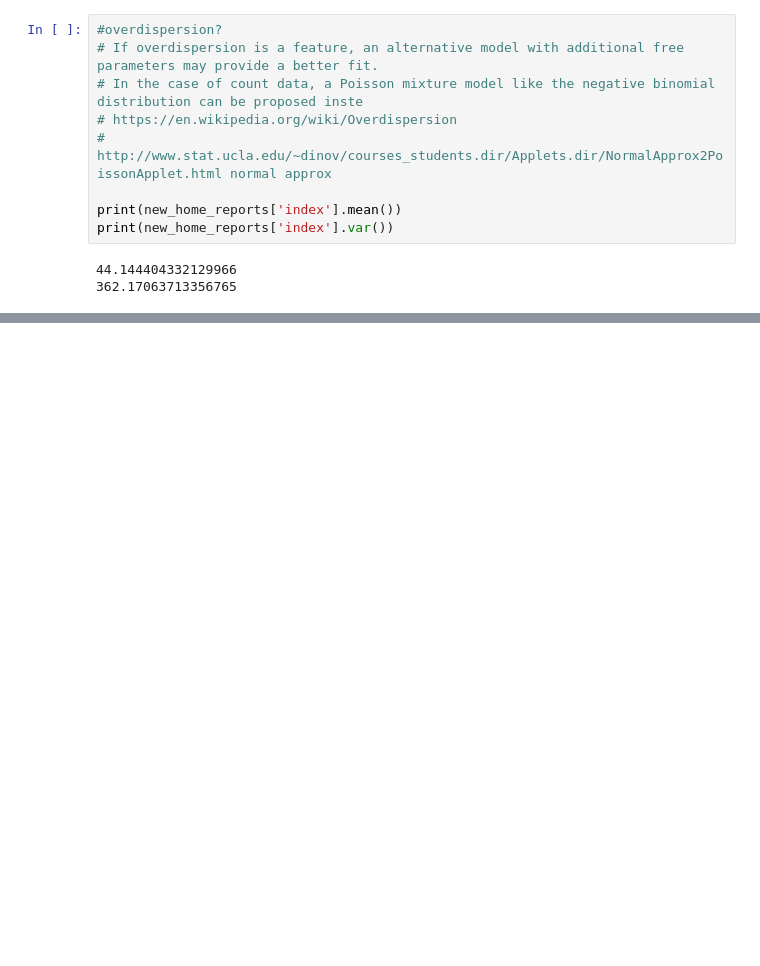
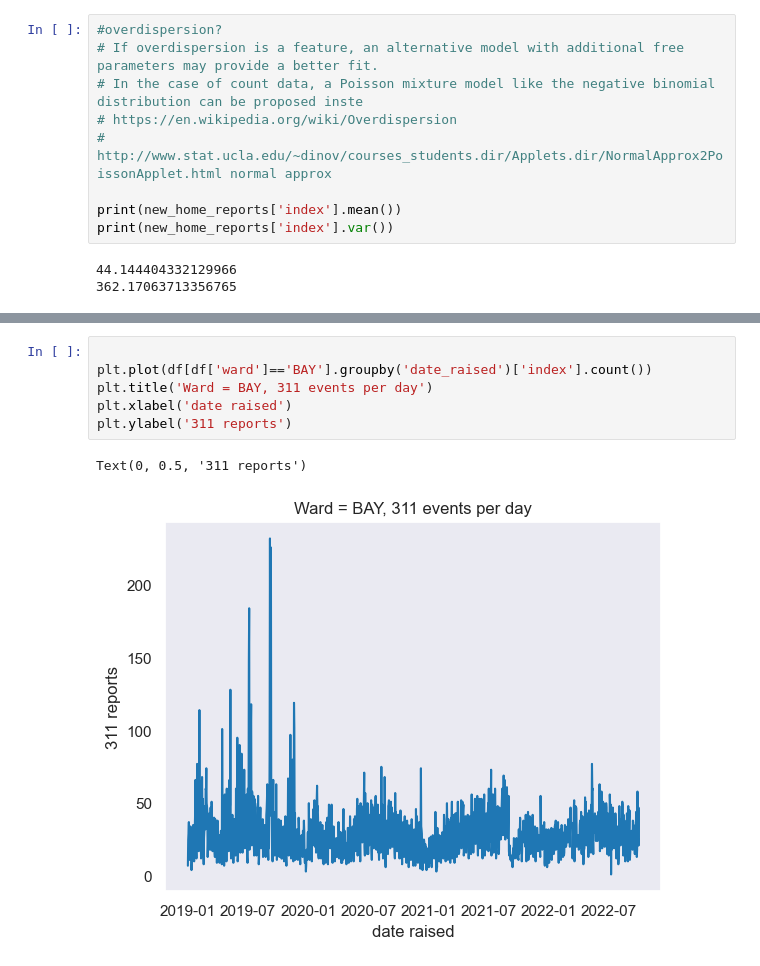
Before and after one commit to leblanchannah/ottawa-311, a Jupyter notebook: EDA_full_data.ipynb, the cells around one changed output, grey strips where cells are left out. Cells and saved outputs as stored; diff of their text form; blank space fills up the shorter version.

```diff
--- a/EDA_full_data.ipynb
+++ b/EDA_full_data.ipynb
@@ -254,0 +284,9 @@ print(new_home_reports['index'].var())
+# %%
+
+plt.plot(df[df['ward']=='BAY'].groupby('date_raised')['index'].count())
+plt.title('Ward = BAY, 311 events per day')
+plt.xlabel('date raised')
+plt.ylabel('311 reports')
+# %% [output]
+Text(0, 0.5, '311 reports')
+[figure, added]
```
Also changed, not shown: parts of 6 cells of this notebook.
